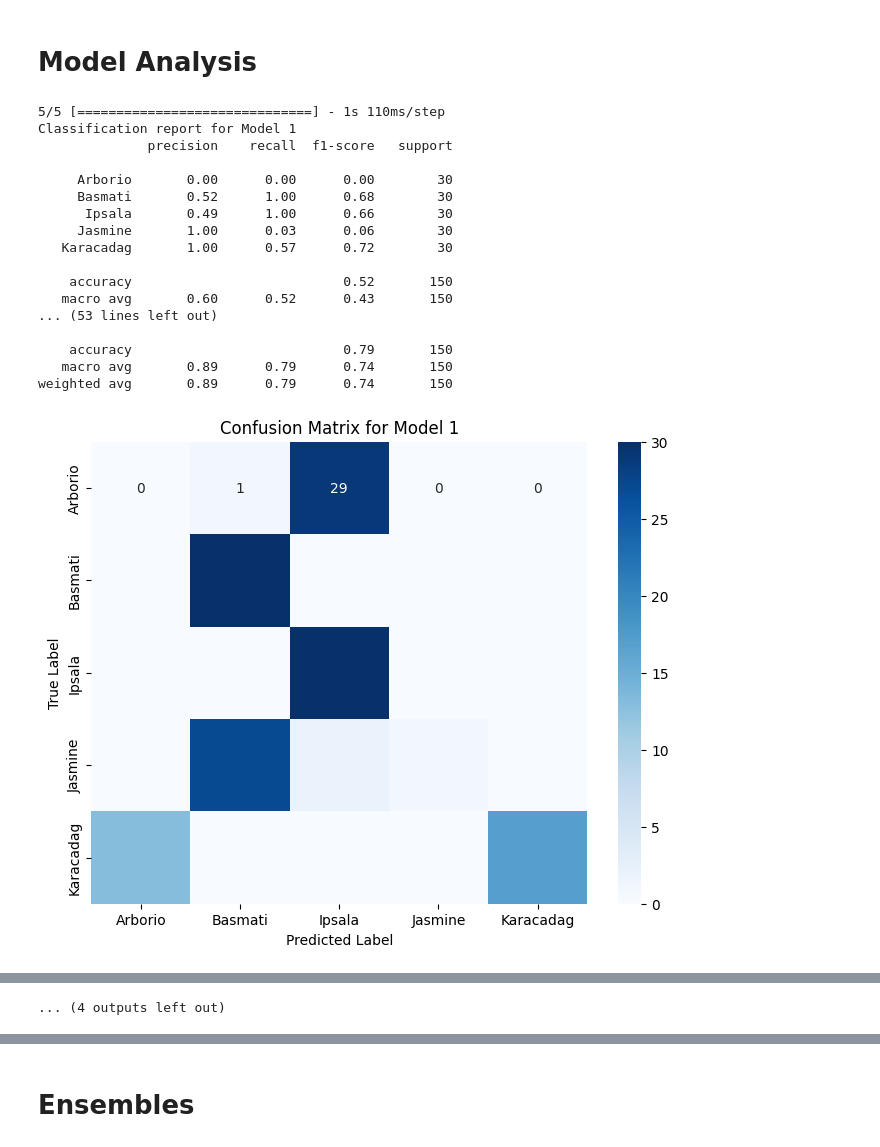
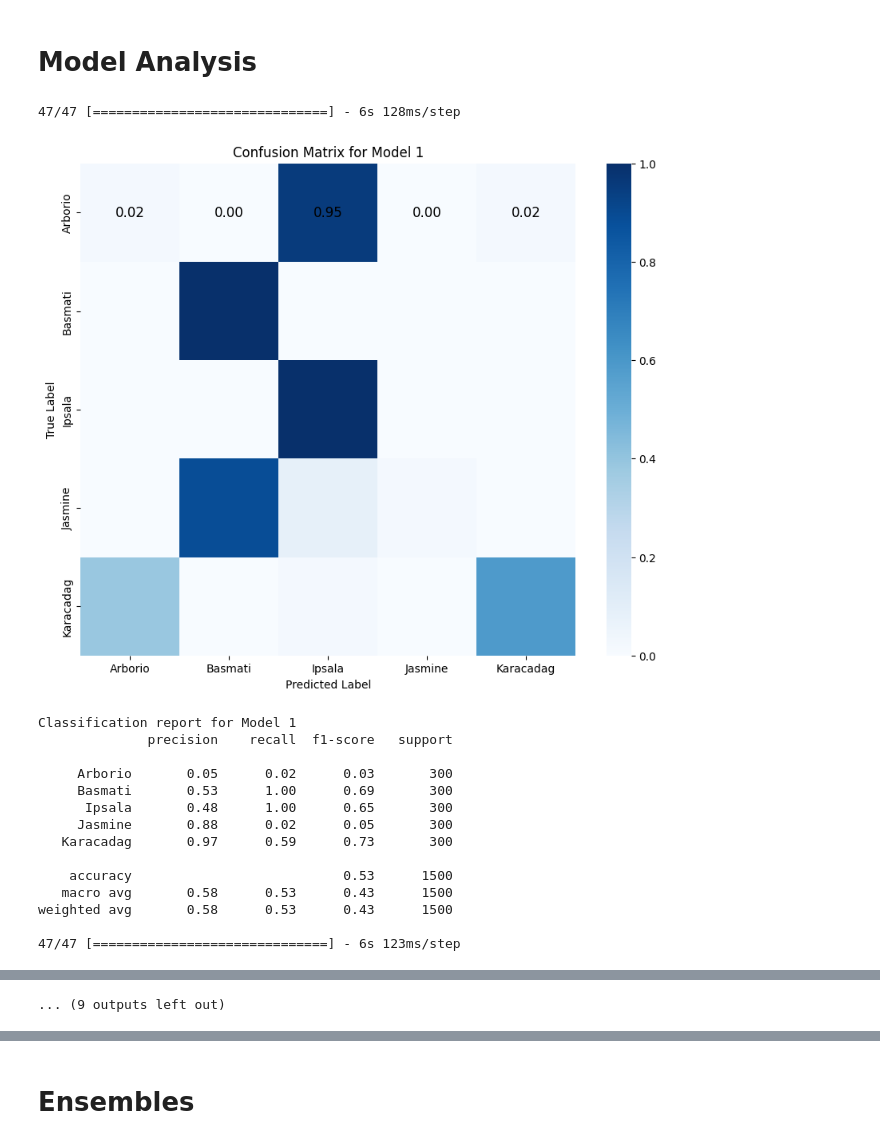
Before and after one commit to Mikerive/DeepLearning, a Jupyter notebook: homework2/Problem2.ipynb, the cells around one changed output, grey strips where cells are left out. Drawn from its saved outputs; the diff is of its cells as text; code cells hidden in the pictures.

Commit message:
Improved Image Sampling

```diff
--- a/homework2/Problem2.ipynb
+++ b/homework2/Problem2.ipynb
@@ -35,15 +35,35 @@ import random
 import numpy as np
 import tensorflow as tf
 
-def load_random_images_from_each_class(base_dir, image_size=(128, 128), num_samples=30):
+def load_random_images_from_each_class(base_dir, image_size=(128, 128), num_samples=300):
     class_folders = [f for f in os.listdir(base_dir) if os.path.isdir(os.path.join(base_dir, f))]
+
+    # Initialize the minimum number of images to a large number before checking
+    min_images = float('inf')
+
+    # Find the minimum number of images across all classes
+    for label in class_folders:
+        image_files = [f for f in os.listdir(os.path.join(base_dir, label)) if f.endswith(('.png', '.jpg', '.jpeg'))]
+        if len(image_files) < min_images:
+            min_images = len(image_files)
+
+    # If num_samples is not specified or if it's larger than the smallest class, set it to min_images
+    if num_samples is None or num_samples > min_images:
+        num_samples = min_images
+
     selected_images = []
     selected_labels = []
     label_to_idx = {label: idx for idx, label in enumerate(class_folders)}
 
     for label in class_folders:
         image_files = [f for f in os.listdir(os.path.join(base_dir, label)) if f.endswith(('.png', '.jpg', '.jpeg'))]
-        sampled_image_files = random.sample(image_files, num_samples)
+
+        if len(image_files) >= num_samples:
+            sampled_image_files = random.sample(image_files, num_samples)
+        else:
+            # Just a safety check; this condition should not occur due to earlier min_images check
+            print(f"Class {label} does not have enough images for sampling.")
+            continue
 
         for image_file in sampled_image_files:
             image_path = os.path.join(base_dir, label, image_file)
@@ -54,4 +74,5 @@ def load_random_images_from_each_class(base_dir, image_size=(128, 128), num_samp
 
     return np.array(selected_images), np.array(selected_labels)
 
+# Usage
 test_images, test_labels = load_random_images_from_each_class('./data_sorted/testing')
@@ -84,12 +109,18 @@ import seaborn as sns
 
 class_names = ['Arborio', 'Basmati', 'Ipsala', 'Jasmine', 'Karacadag']
 
-def plot_confusion_matrix(cm, labels, title='Confusion Matrix'):
-    plt.figure(figsize=(8, 6))
-    sns.heatmap(cm, annot=True, fmt='d', cmap='Blues', xticklabels=labels, yticklabels=labels)
+def plot_confusion_matrix(cm, labels, title='Confusion Matrix', normalize=True):
+    if normalize:
+        cm = cm.astype('float') / cm.sum(axis=1)[:, np.newaxis]
+
+    plt.figure(figsize=(10, 8))
+    sns.heatmap(cm, annot=True, fmt='.2f' if normalize else 'd', cmap='Blues',
+                xticklabels=labels, yticklabels=labels,
+                annot_kws={"size": 12, "color": "black"})  # Ensure annotations are visible
     plt.ylabel('True Label')
     plt.xlabel('Predicted Label')
     plt.title(title)
+    plt.show()
 
 def plot_roc_curves(y_true, y_score, n_classes, title='ROC Curves'):
     # Compute ROC curve and ROC area for each class
@@ -134,48 +165,46 @@ def plot_precision_recall_curves(y_true, y_score, n_classes, title='Precision-Re
     plt.show()
 
 def evaluate_models(models, images, true_labels, class_names):
     y_true = label_binarize(true_labels, classes=range(len(class_names)))
     all_predictions = []
 
     for model_index, model in enumerate(models):
         # Predict the probabilities for each class
         predictions = model.predict(images)
         all_predictions.append(predictions)
 
         # Convert probabilities to predicted classes
         predicted_classes = np.argmax(predictions, axis=1)
         cm = confusion_matrix(true_labels, predicted_classes)
 
         # Plot confusion matrix
         plot_confusion_matrix(cm, class_names, title=f'Confusion Matrix for Model {model_index + 1}')
 
         # Print classification report
         print(f"Classification report for Model {model_index + 1}")
         print(classification_report(true_labels, predicted_classes, target_names=class_names))
 
     # Plot ROC and Precision-Recall curves for all models
     for model_index, predictions in enumerate(all_predictions):
         plot_roc_curves(y_true, predictions, len(class_names), title=f'ROC Curves for Model {model_index + 1}')
         plot_precision_recall_curves(y_true, predictions, len(class_names), title=f'Precision-Recall Curves for Model {model_index + 1}')
 
 # Assuming loaded_models is a list of trained models and test_images, test_labels are loaded
 evaluate_models(loaded_models, test_images, test_labels, class_names)
 # %% [output]
-5/5 [==============================] - 1s 110ms/step
-Classification report for Model 1
-              precision    recall  f1-score   support
-
-     Arborio       0.00      0.00      0.00        30
-     Basmati       0.52      1.00      0.68        30
-      Ipsala       0.49      1.00      0.66        30
-     Jasmine       1.00      0.03      0.06        30
-   Karacadag       1.00      0.57      0.72        30
-
-    accuracy                           0.52       150
-   macro avg       0.60      0.52      0.43       150
-... (53 lines left out)
-
-    accuracy                           0.79       150
-   macro avg       0.89      0.79      0.74       150
-weighted avg       0.89      0.79      0.74       150
+47/47 [==============================] - 6s 128ms/step
-[figure, old version]
+[figure, new version]
+Classification report for Model 1
+              precision    recall  f1-score   support
+
+     Arborio       0.05      0.02      0.03       300
+     Basmati       0.53      1.00      0.69       300
+      Ipsala       0.48      1.00      0.65       300
+     Jasmine       0.88      0.02      0.05       300
+   Karacadag       0.97      0.59      0.73       300
+
+    accuracy                           0.53      1500
+   macro avg       0.58      0.53      0.43      1500
+weighted avg       0.58      0.53      0.43      1500
+
+47/47 [==============================] - 6s 123ms/step
@@ -192,4 +270,4 @@ weighted avg       0.89      0.79      0.74       150
-... (4 outputs left out)
+... (9 outputs left out)
 # %%
 import matplotlib.pyplot as plt
 
```
Also changed, not shown: parts of 7 cells of this notebook.
